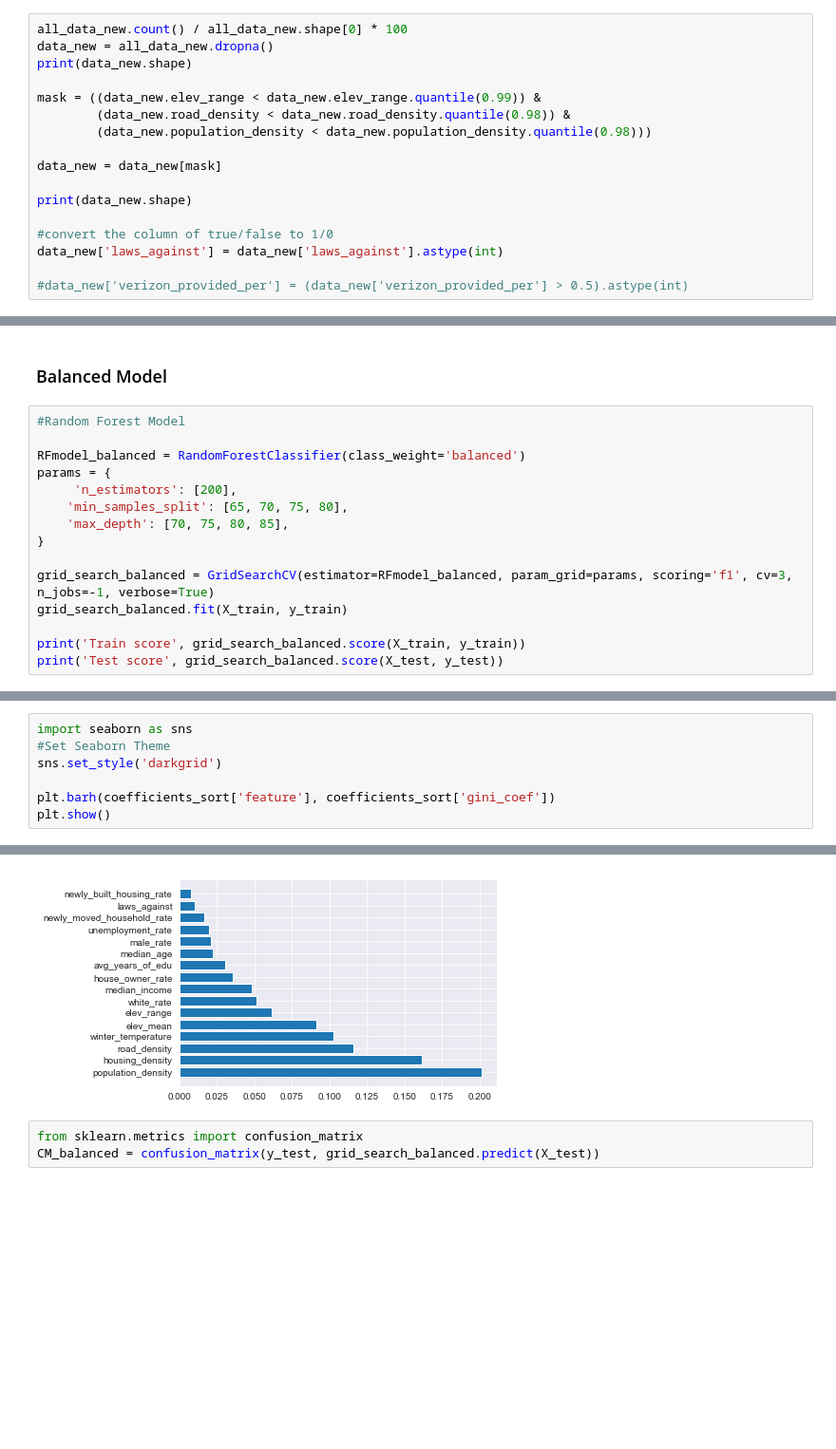
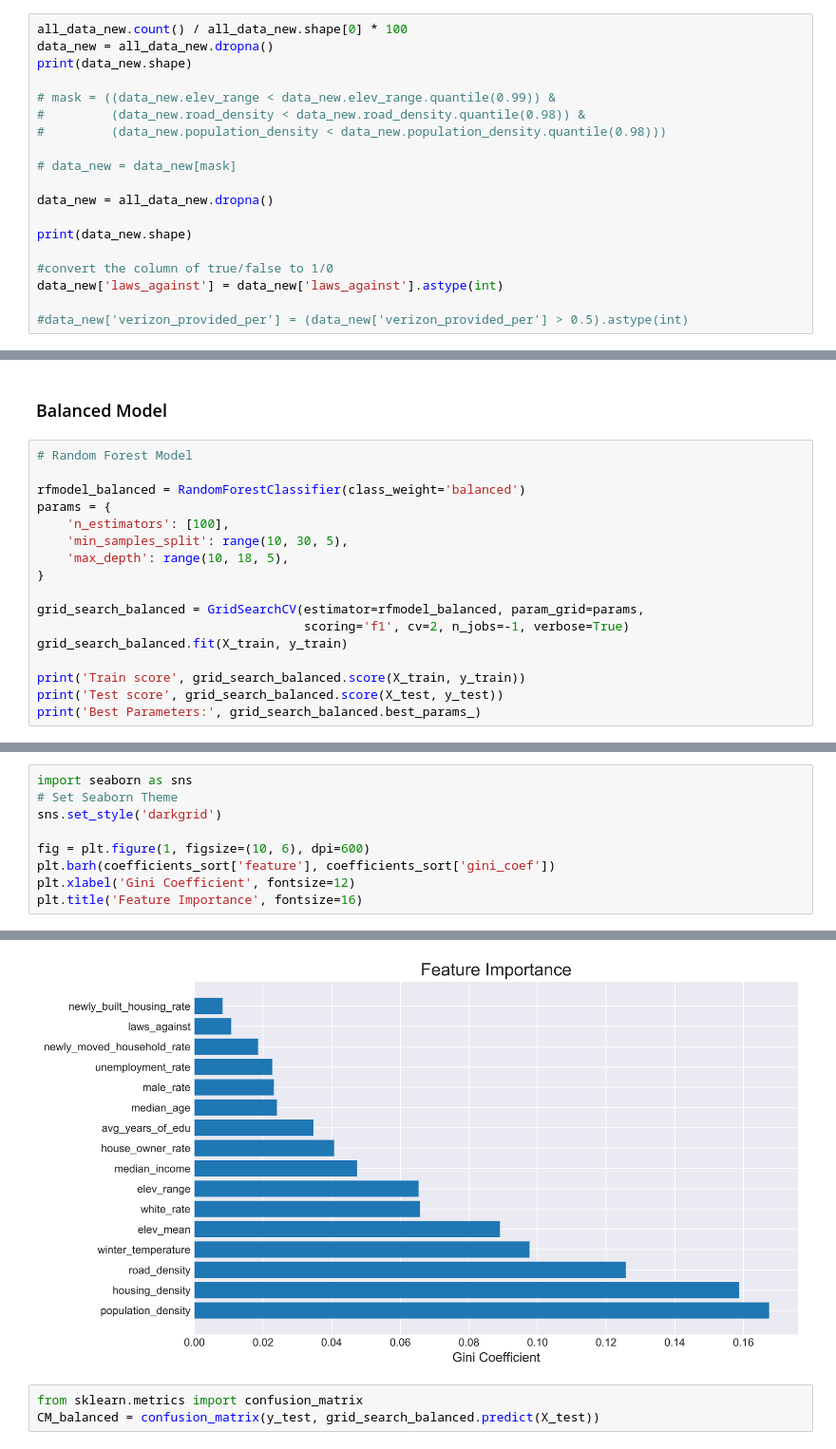
Before and after one commit to fccdsicapstone/data-exploration, a Jupyter notebook: fund_prediction_model.ipynb, the cells around one changed output, grey strips where cells are left out. Shown at 95% size. Cells and saved outputs as stored; diff of their text form; blank space fills up the shorter version.

Commit message:
retrained models and made plots consistent

```diff
--- a/fund_prediction_model.ipynb
+++ b/fund_prediction_model.ipynb
@@ -92,11 +105,13 @@ all_data_new.count() / all_data_new.shape[0] * 100
 data_new = all_data_new.dropna()
 print(data_new.shape)
 
-mask = ((data_new.elev_range < data_new.elev_range.quantile(0.99)) &
-        (data_new.road_density < data_new.road_density.quantile(0.98)) &
-        (data_new.population_density < data_new.population_density.quantile(0.98)))
+# mask = ((data_new.elev_range < data_new.elev_range.quantile(0.99)) &
+#         (data_new.road_density < data_new.road_density.quantile(0.98)) &
+#         (data_new.population_density < data_new.population_density.quantile(0.98)))
 
-data_new = data_new[mask]
+# data_new = data_new[mask]
+
+data_new = all_data_new.dropna()
 
 print(data_new.shape)
 
@@ -163,18 +149,20 @@ Name: fund_provided_per, dtype: int64
 # %% [markdown]
 ### Balanced Model
 # %%
-#Random Forest Model
+# Random Forest Model
 
-RFmodel_balanced = RandomForestClassifier(class_weight='balanced')
+rfmodel_balanced = RandomForestClassifier(class_weight='balanced')
 params = {
-     'n_estimators': [200],
-    'min_samples_split': [65, 70, 75, 80],
-    'max_depth': [70, 75, 80, 85],
+    'n_estimators': [100],
+    'min_samples_split': range(10, 30, 5),
+    'max_depth': range(10, 18, 5),
 }
 
-grid_search_balanced = GridSearchCV(estimator=RFmodel_balanced, param_grid=params, scoring='f1', cv=3, n_jobs=-1, verbose=True)
+grid_search_balanced = GridSearchCV(estimator=rfmodel_balanced, param_grid=params,
+                                    scoring='f1', cv=2, n_jobs=-1, verbose=True)
 grid_search_balanced.fit(X_train, y_train)
 
 print('Train score', grid_search_balanced.score(X_train, y_train))
 print('Test score', grid_search_balanced.score(X_test, y_test))
+print('Best Parameters:', grid_search_balanced.best_params_)
 # %% [output]
@@ -193,8 +192,10 @@ coefficients_sort = coefficients.sort_values('gini_coef', ascending=False)
 # %%
 import seaborn as sns
-#Set Seaborn Theme
+# Set Seaborn Theme
 sns.set_style('darkgrid')
 
+fig = plt.figure(1, figsize=(10, 6), dpi=600)
 plt.barh(coefficients_sort['feature'], coefficients_sort['gini_coef'])
-plt.show()
+plt.xlabel('Gini Coefficient', fontsize=12)
+plt.title('Feature Importance', fontsize=16)
 # %% [output]
@@ -201,4 +203,4 @@ plt.show()
-[figure, old version]
+[figure, new version]
 # %%
 from sklearn.metrics import confusion_matrix
 CM_balanced = confusion_matrix(y_test, grid_search_balanced.predict(X_test))
```
Also changed, not shown: parts of 13 cells of this notebook, 2 other files.
